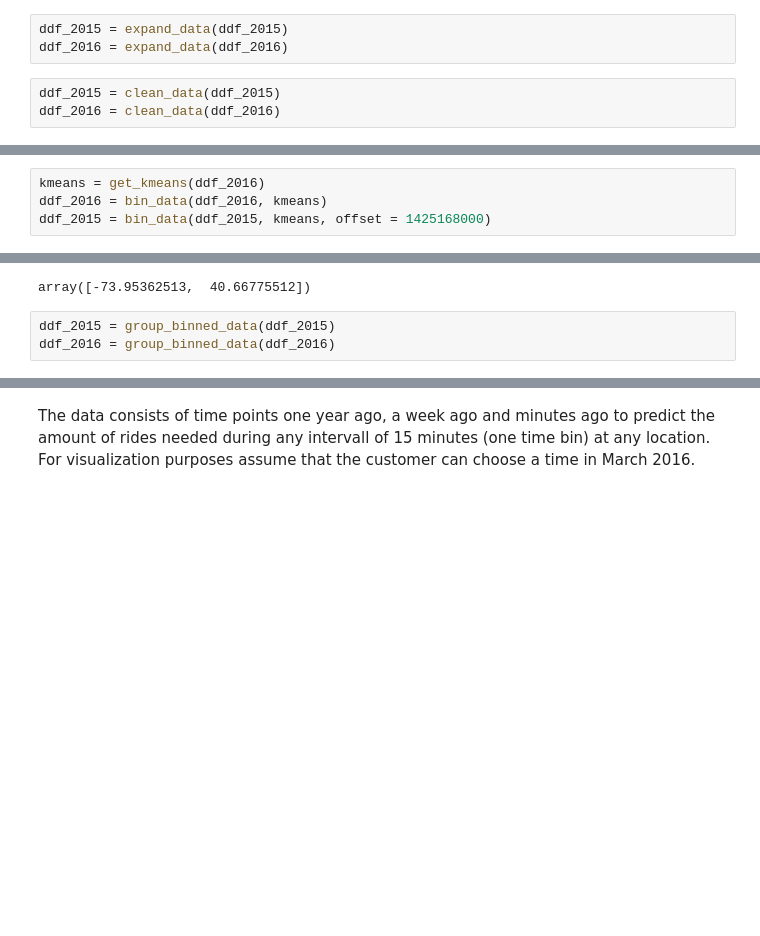
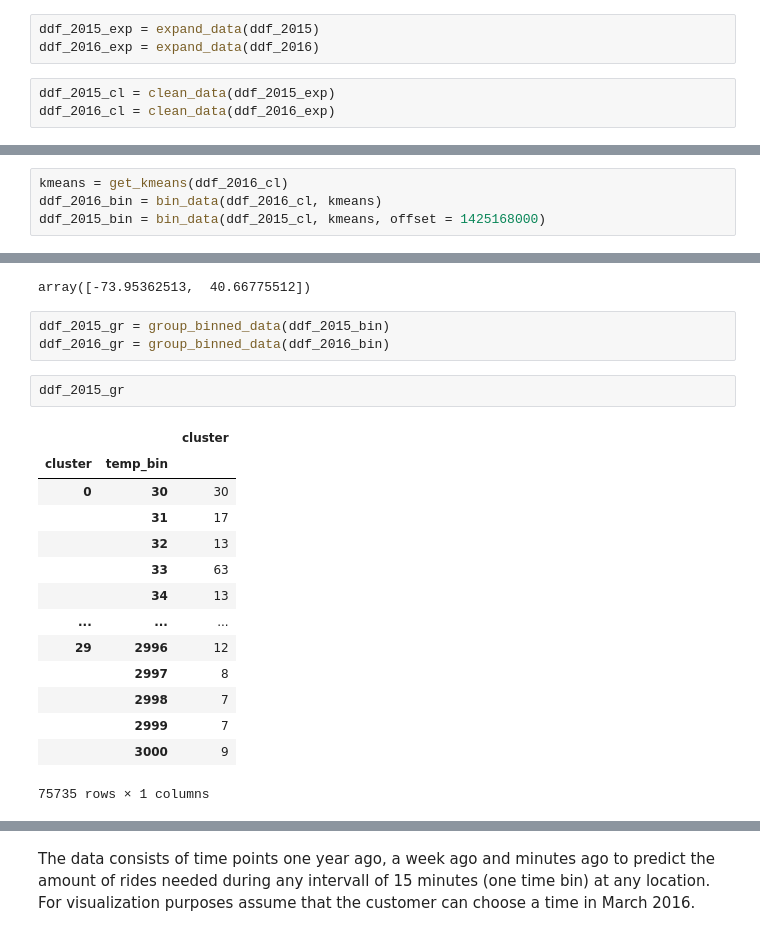
Before and after one commit to David-27/das-taxi, a Jupyter notebook: Adaption.ipynb, the cells around one changed output, grey strips where cells are left out. Saved outputs shown, nothing was run; the diff lists cells and outputs as text; blank space fills up the shorter version.

Commit message:
data n stuff

```diff
--- a/Adaption.ipynb
+++ b/Adaption.ipynb
@@ -143,18 +143,18 @@ def fill_up_missing_values(ddf, n_clusters = 30, average = False):
 ddf_2016 = original_df_2016[:2000000]
 ddf_2015 = original_df_2015[:2000000]
 # %%
-ddf_2015 = expand_data(ddf_2015)
-ddf_2016 = expand_data(ddf_2016)
+ddf_2015_exp = expand_data(ddf_2015)
+ddf_2016_exp = expand_data(ddf_2016)
 # %%
-ddf_2015 = clean_data(ddf_2015)
-ddf_2016 = clean_data(ddf_2016)
+ddf_2015_cl = clean_data(ddf_2015_exp)
+ddf_2016_cl = clean_data(ddf_2016_exp)
 # %% [output]
 Number of outliers removed:  64809
 Number of outliers removed:  55520
 # %%
-kmeans = get_kmeans(ddf_2016)
-ddf_2016 = bin_data(ddf_2016, kmeans)
-ddf_2015 = bin_data(ddf_2015, kmeans, offset = 1425168000)
+kmeans = get_kmeans(ddf_2016_cl)
+ddf_2016_bin = bin_data(ddf_2016_cl, kmeans)
+ddf_2015_bin = bin_data(ddf_2015_cl, kmeans, offset = 1425168000)
 # %% [markdown]
 As can be seen below each data point gets assigned a time bin (a time frame of 15 minutes) and a location cluster. Plotting any of these data points using the cluster as the color determining value will output the clusters (hotspots) as a set of points.
 # %%
@@ -174,5 +174,22 @@ cluster_center_row_one # <-- plot this as center of the circle or use the data p
 # %% [output]
 array([-73.95362513,  40.66775512])
 # %%
-ddf_2015 = group_binned_data(ddf_2015)
-ddf_2016 = group_binned_data(ddf_2016)
+ddf_2015_gr = group_binned_data(ddf_2015_bin)
+ddf_2016_gr = group_binned_data(ddf_2016_bin)
+# %%
+ddf_2015_gr
+# %% [output]
+|  |  | cluster |
+| cluster | temp_bin |  |
+| 0 | 30 | 30 |
+|  | 31 | 17 |
+|  | 32 | 13 |
+|  | 33 | 63 |
+|  | 34 | 13 |
+| ... | ... | ... |
+| 29 | 2996 | 12 |
+|  | 2997 | 8 |
+|  | 2998 | 7 |
+|  | 2999 | 7 |
+|  | 3000 | 9 |
+75735 rows × 1 columns
```
Also changed, not shown: parts of 7 cells of this notebook, 2 other files.
